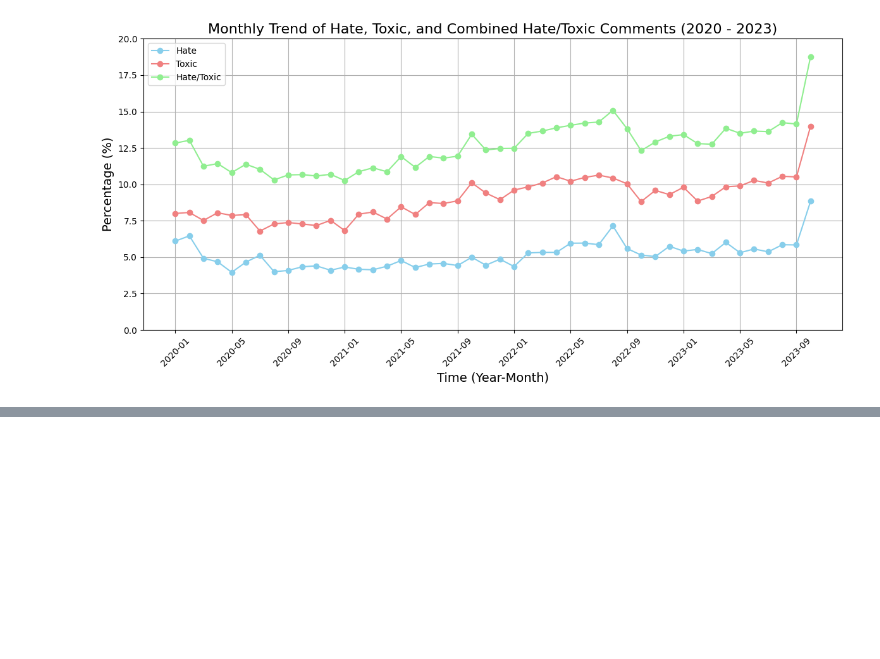
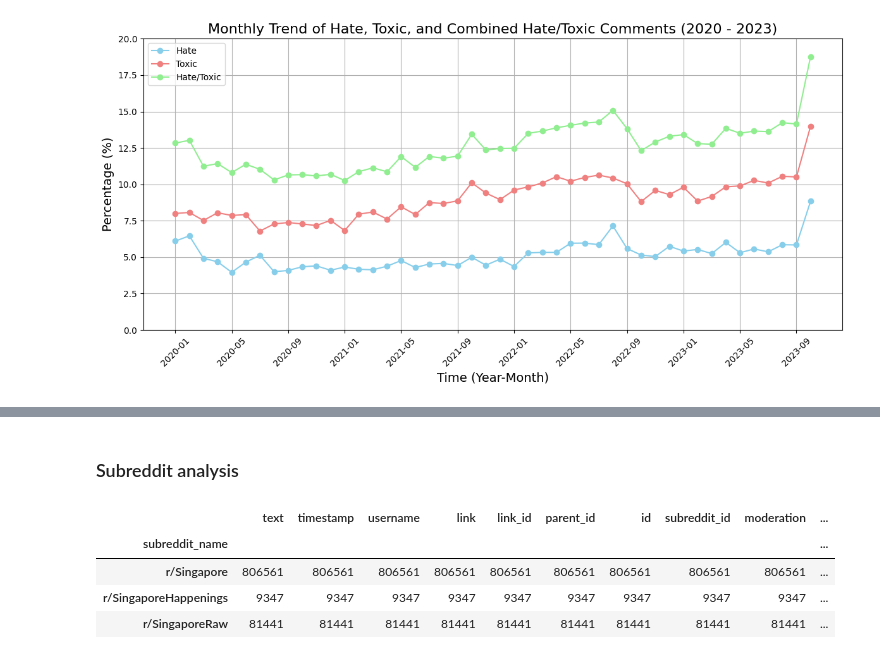
Before and after one commit to eileenlimjx/DSA4264-Project, a Jupyter notebook: hatefulness_and_toxicity_analysis.ipynb, the cells around one changed output, grey strips where cells are left out. Cells and saved outputs as stored; diff of their text form; code cells hidden in the pictures; blank space fills up the shorter version.

```diff
--- a/hatefulness_and_toxicity_analysis.ipynb
+++ b/hatefulness_and_toxicity_analysis.ipynb
@@ -164,0 +216,14 @@ plt.show()
+# %% [markdown]
+### Subreddit analysis
+# %%
+subreddit_count = pd.concat([combined_2021, combined_2223], ignore_index=True).groupby(['subreddit_name','year','month']).count()
+subreddit_toxic_count = hatetoxic_20212223.groupby(['subreddit_name','year','month']).count()
+subreddit_toxic_proportion = (subreddit_toxic_count / subreddit_count)['hate_label'].reset_index().pivot_table('hate_label', ['year','month'], 'subreddit_name', fill_value=0).reset_index()
+
+pd.concat([combined_2021, combined_2223], ignore_index=True).groupby(['subreddit_name']).count()
+# %% [output]
+|  | text | timestamp | username | link | link_id | parent_id | id | subreddit_id | moderation | ... |
+| subreddit_name |  |  |  |  |  |  |  |  |  | ... |
+| r/Singapore | 806561 | 806561 | 806561 | 806561 | 806561 | 806561 | 806561 | 806561 | 806561 | ... |
+| r/SingaporeHappenings | 9347 | 9347 | 9347 | 9347 | 9347 | 9347 | 9347 | 9347 | 9347 | ... |
+| r/SingaporeRaw | 81441 | 81441 | 81441 | 81441 | 81441 | 81441 | 81441 | 81441 | 81441 | ... |
```
Also changed, not shown: parts of 4 cells of this notebook.
